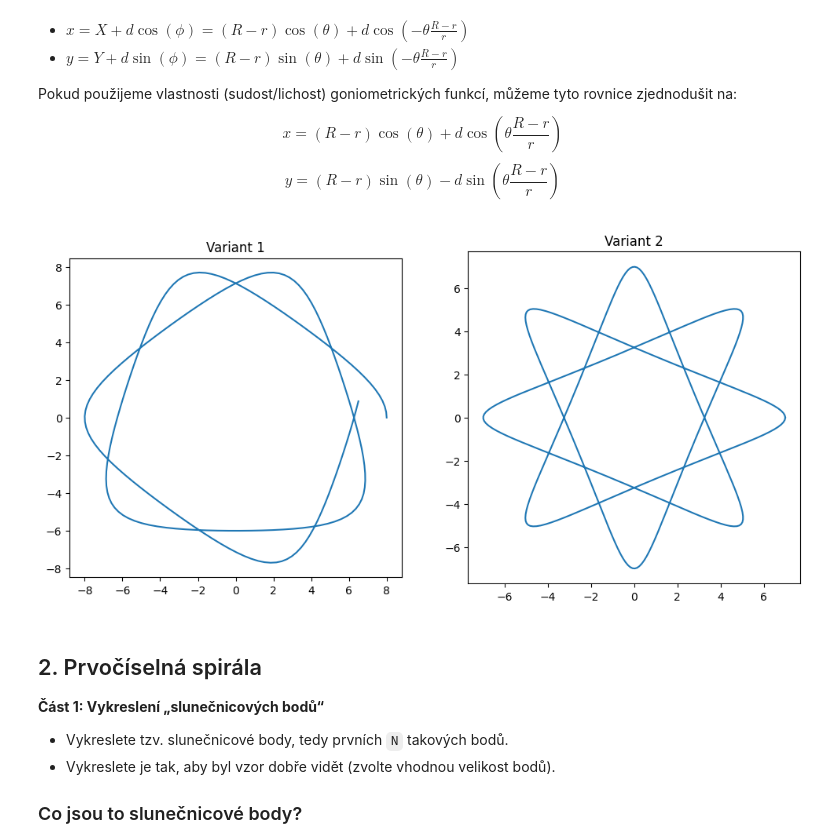
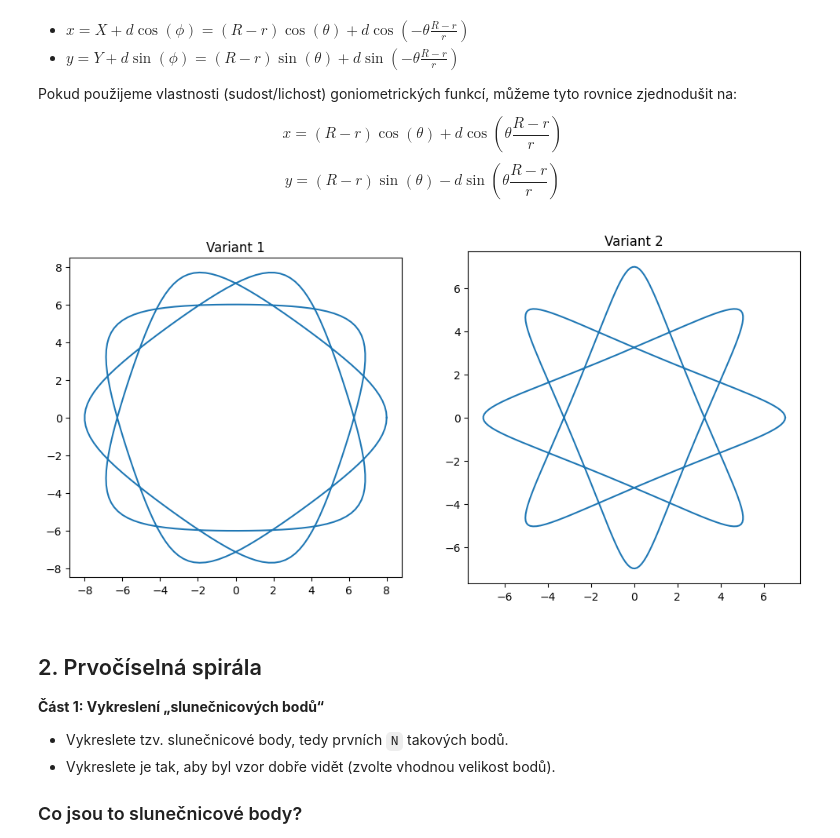
Before and after one commit to Tomasz-Karolczyk/vvp-DU, a Jupyter notebook: DU4.ipynb, the cells around one changed output. Saved outputs shown, nothing was run; the diff lists cells and outputs as text; code cells hidden in the pictures.

```diff
--- a/DU4.ipynb
+++ b/DU4.ipynb
@@ -73,45 +73,45 @@ import math
 
 # ---------------------------------------- 1.
 R = 10
-rolSize = 3
+r = 3
 d = 1
 
-l = R - rolSize
-multiplier = R / rolSize - 1
+l = R - r
+multiplier = l / r
 
-rotations = int(rolSize / np.gcd(R, rolSize))
+rotations = int(r / np.gcd(R, r))
 beta = np.linspace(0, rotations * 2 * math.pi, rotations * 100)
 x = l * np.cos(beta) + d * np.cos(beta * multiplier)
 y = l * np.sin(beta) - d * np.sin(beta * multiplier)
 
 # ---------------------------------------- 2.
 R2 = 8
 r2 = 3
 d2 = 2
 
 l2 = R2 - r2
-multiplier2 = R2 / r2 - 1
+multiplier2 = l2 / r2
 
 rotations2 = int(r2 / np.gcd(R2, r2))
 beta2 = np.linspace(0, rotations2 * 2 * math.pi, rotations2 * 100)
 x2 = l2 * np.cos(beta2) + d2 * np.cos(beta2 * multiplier2)
 y2 = l2 * np.sin(beta2) - d2 * np.sin(beta2 * multiplier2)
 
 # ---------------------------------------- plt
 
 fig, axes = plt.subplots(1, 2, figsize=(12, 6))
 
 axes[0].plot(x, y)
 axes[0].set_title("Variant 1")
 axes[0].set_aspect('equal')
 
 axes[1].plot(x2, y2)
 axes[1].set_title("Variant 2")
 axes[1].set_aspect('equal')
 
 plt.show()
 # %% [output]
-[figure, old version]
+[figure, new version]
 # %% [markdown]
 ## 2. Prvočíselná spirála
 
```
Also changed, not shown: parts of 3 cells of this notebook.
